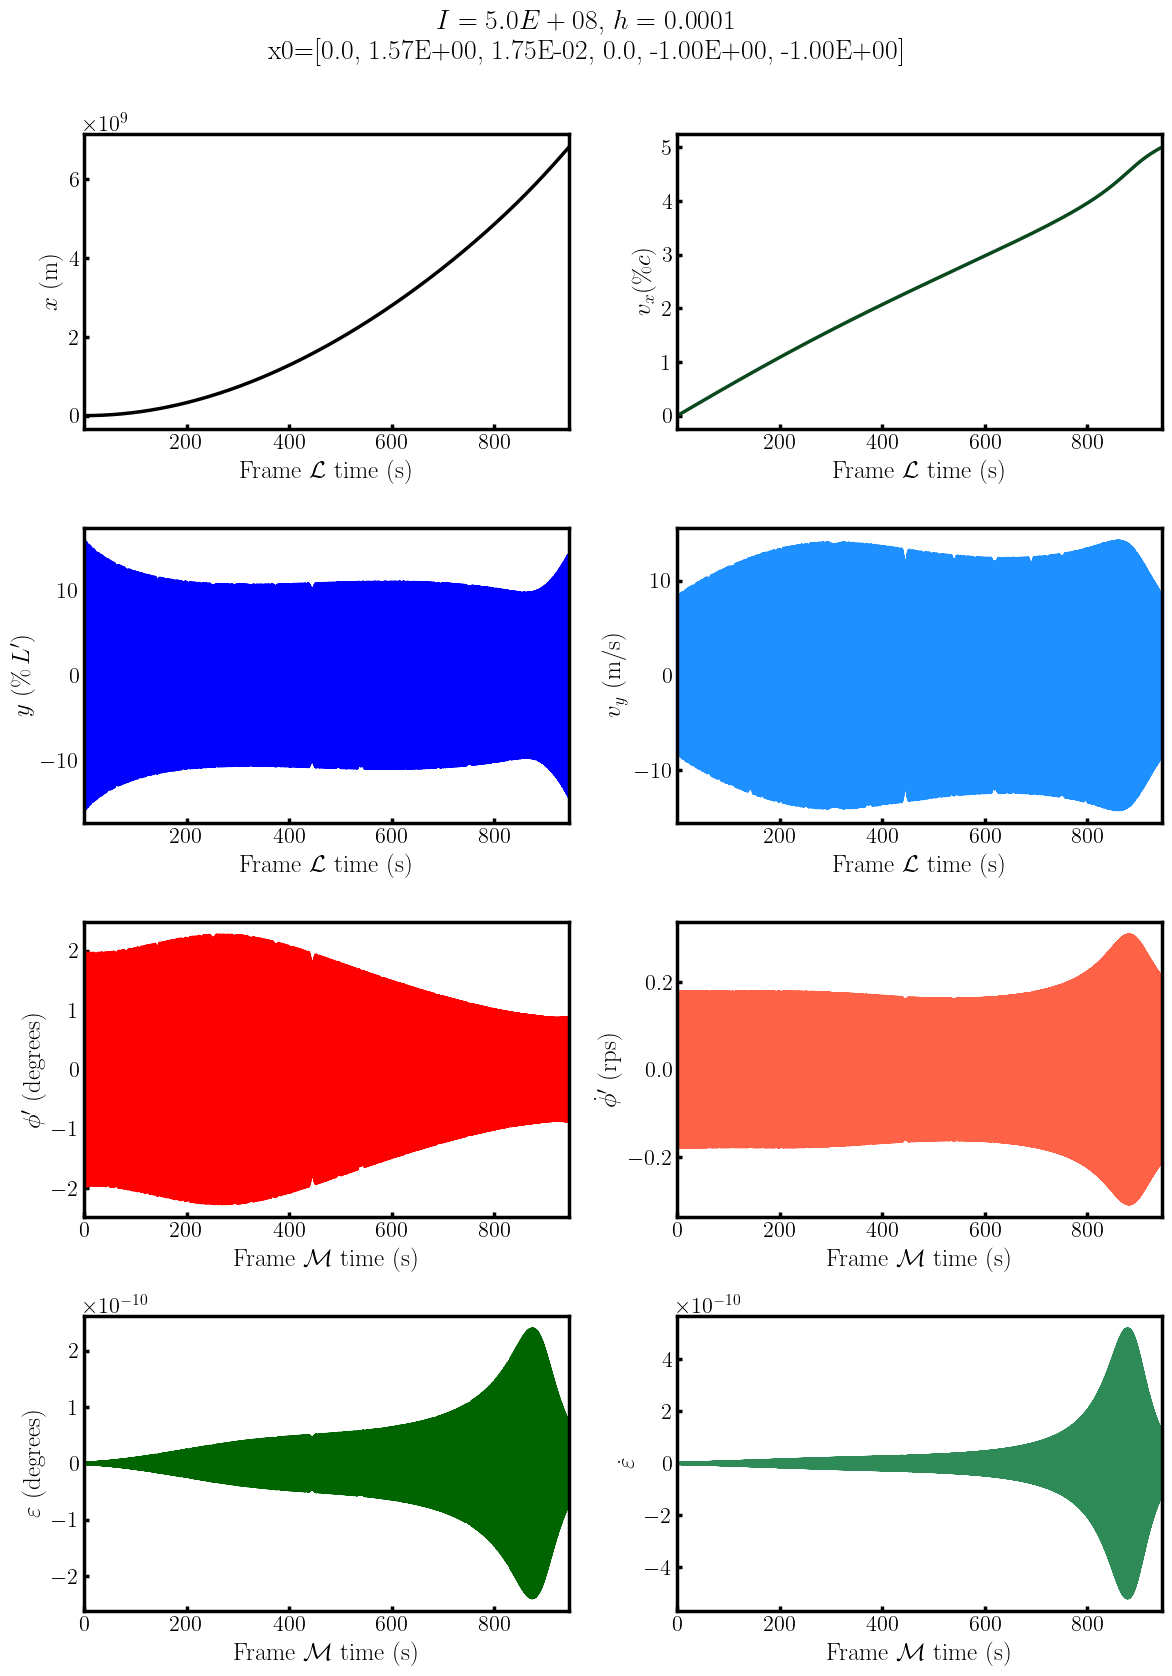
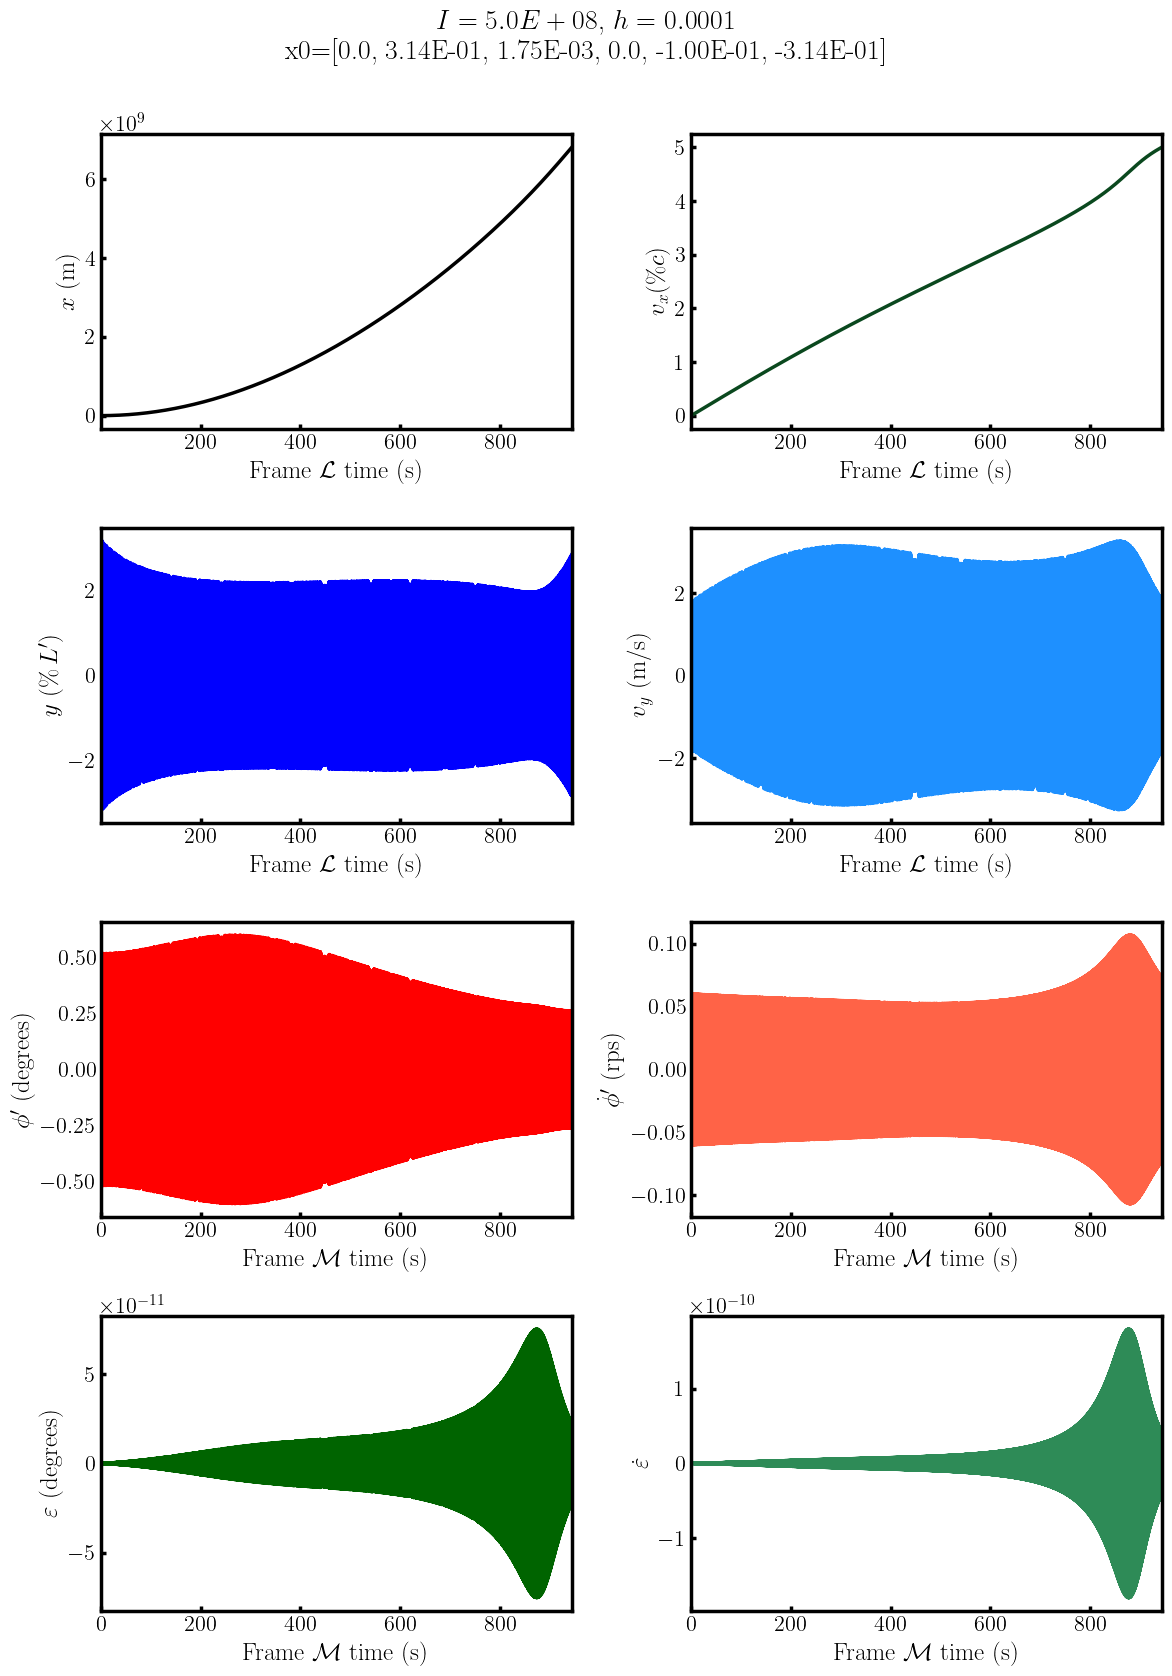
Unified diff of the notebook cell whose output changed from the first chart to the second:
--- before
+++ after
@@ -37,3 +37,3 @@
 # dyn_axs[3,1].plot(timeMeps_trunc, eps_grad_np, linewidth=2, linestyle="--", color="black")
 
-# dyn_fig.savefig(f"./Data/{runID}_dynamics.pdf")
+dyn_fig.savefig(f"./Data/{runID}_dynamics.pdf")

Commit: Plot nonlinear LvRFinalOpt dynamics